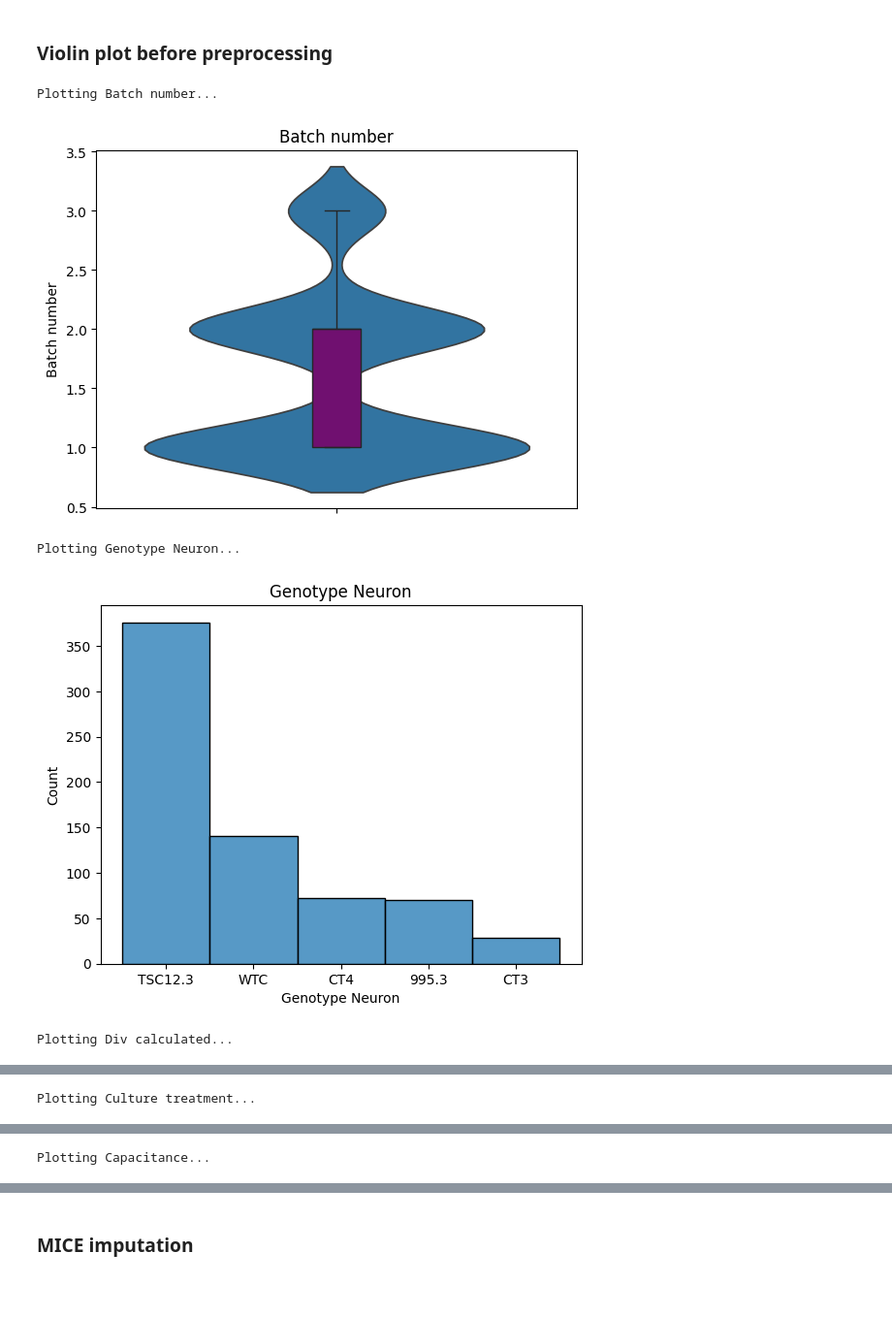
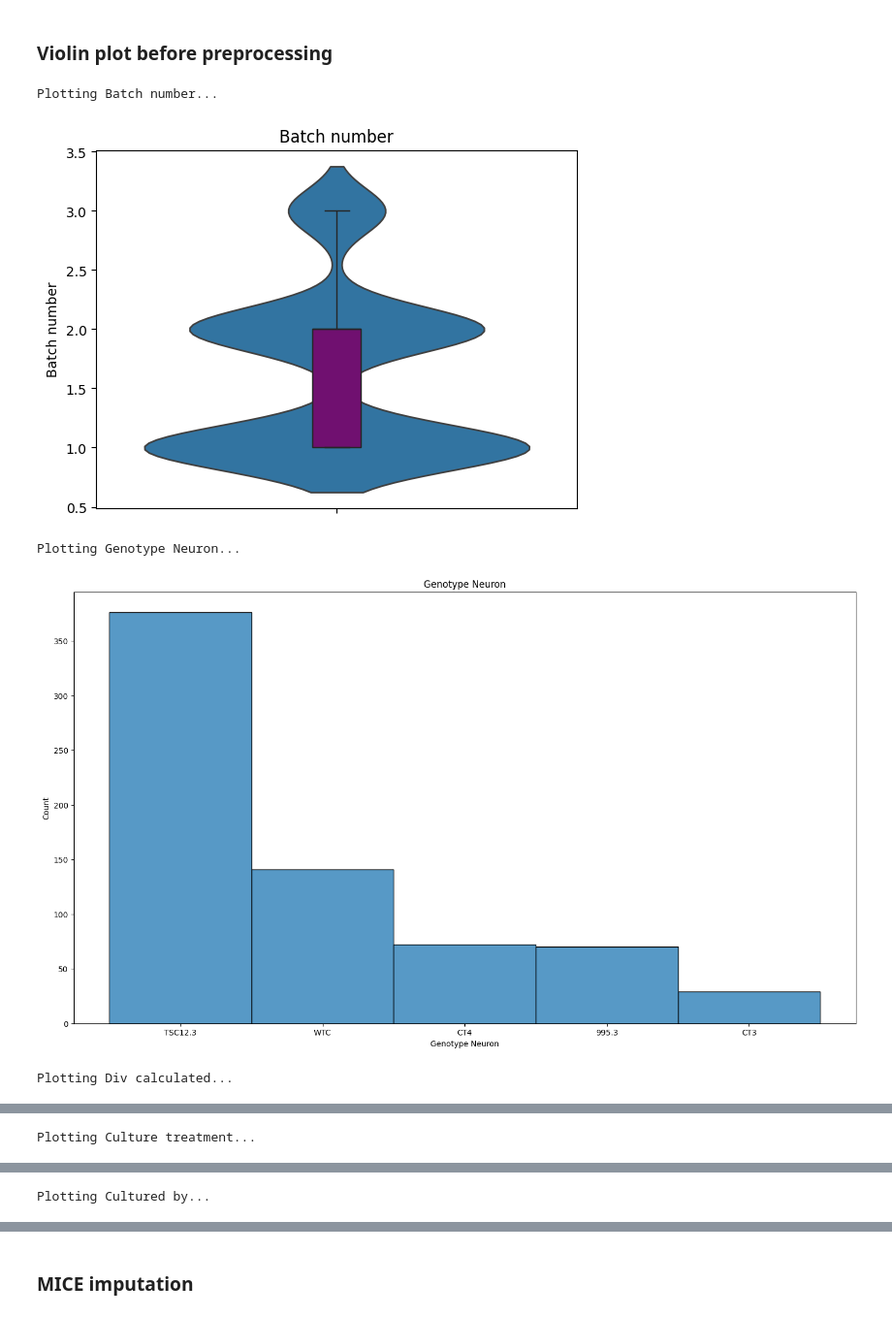
Before and after one commit to wesleysSon/Bpsysio-Ephys, a Jupyter notebook: Ephys workflow WEsley.ipynb, the cells around one changed output, grey strips where cells are left out. Shown at 97% size. Drawn from its saved outputs; the diff is of its cells as text; code cells hidden in the pictures; blank space fills up the shorter version.

Commit message:
cultured bt

```diff
--- a/Ephys workflow WEsley.ipynb
+++ b/Ephys workflow WEsley.ipynb
@@ -67,7 +63,7 @@ Load data from an Excel file and extract specific features.
 print("Loading data...")
 data = pd.read_excel("data/01. Master_Latest data_Control clones_LP.xlsx", engine='openpyxl')
 #data_extracted_features = pd.read_excel("data/01. Master_Latest data_Control clones_LP.xlsx", usecols=['Batch number', 'Genotype Neuron', 'Div calculated', 'Culture treatment', 'Capacitance', 'Input Resistance', 'Resting membrane potential ', 'Maximum firing ', 'Calculated input resistance', 'Rheobase', 'EPSC freq'])
-data_extracted_features = pd.read_excel("data/01. Master_Latest data_Control clones_LP.xlsx", usecols=['Batch number', 'Genotype Neuron', 'Div calculated', 'Culture treatment', 'Capacitance', 'Input Resistance', 'Resting membrane potential ', 'Maximum firing ', 'Rheobase', 'EPSC freq'])
+data_extracted_features = pd.read_excel("data/01. Master_Latest data_Control clones_LP.xlsx", usecols=['Batch number', 'Genotype Neuron', 'Div calculated', 'Culture treatment', 'Cultured by', 'Capacitance', 'Input Resistance', 'Resting membrane potential ', 'Maximum firing ', 'Rheobase', 'EPSC freq'])
 
 print("\n")
 print(data_extracted_features)
@@ -139,35 +135,36 @@ for i, feature in enumerate(data_extracted_features_violin_pre.columns):
         os.makedirs('run_1/qc/plots/raw')
     if data_extracted_features_violin_pre[feature].dtype == 'object':
         # Plot violin and box plots for categorical features
+        plt.figure(figsize=(18, 10))
         sns.histplot(data=data_extracted_features_violin_pre[feature].astype(str))
         plt.title(feature)
         plt.savefig(f"run_1/qc/plots/raw/{'_'.join(feature.split(' '))}_hist.png")
         plt.show()
         #sns.boxplot(data=data_extracted_features_violin_pre, width=0.1, color="purple", meanline=True)
     else:
         # Plot violin and box plots for other features
         sns.violinplot(data=data_extracted_features_violin_pre[feature], inner=None)
         sns.boxplot(data=data_extracted_features_violin_pre[feature], width=0.1, color="purple", meanline=True)
         plt.title(feature)
         plt.savefig(f"run_1/qc/plots/raw/{'_'.join(feature.split(' '))}_violin.png")
         plt.show()
 
 
 #sns.histplot(data=data_extracted_features_violin_pre['Culture treatment'])
 # Plot violin and box plots for 'EPSC freq' feature
 #sns.violinplot(data=data_extracted_features_violin_pre["Div calculated"], inner=None)
 
 # for feature in data_extracted_features_violin_pre.columns:
 #     sns.violinplot(data=data_extracted_features_violin_pre[feature], inner=None)
 
 # Adjust the layout and display the plot
 #plt.tight_layout()
 # plt.show()
 # %% [output]
 Plotting Batch number...
 [figure]
 Plotting Genotype Neuron...
-[figure, old version]
+[figure, new version]
 Plotting Div calculated...
 [figure]
 Plotting Culture treatment...
@@ -175 +172 @@ Plotting Culture treatment...
-Plotting Capacitance...
+Plotting Cultured by...
```
Also changed, not shown: parts of 13 cells of this notebook.
